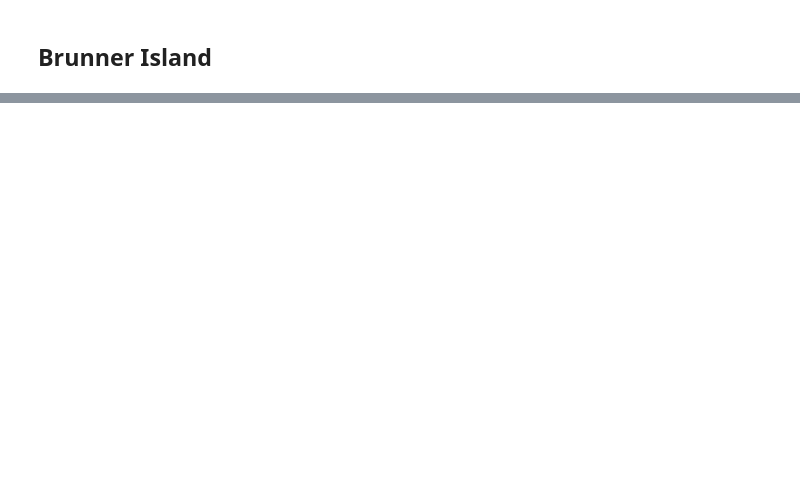
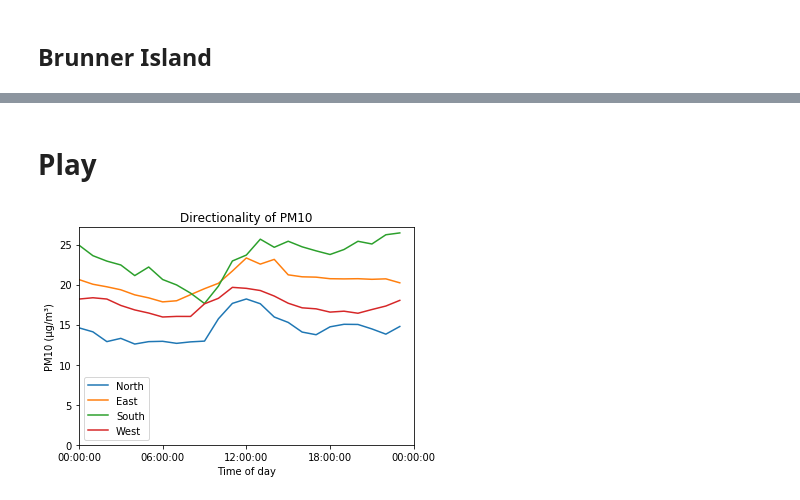
Before and after one commit to DuncanDHall/EAS-air-quality, a Jupyter notebook: exploration_v3.ipynb, the cells around one changed output, grey strips where cells are left out. Cells and saved outputs as stored; diff of their text form; code cells hidden in the pictures; blank space fills up the shorter version.

```diff
--- a/exploration_v3.ipynb
+++ b/exploration_v3.ipynb
@@ -362,9 +362,12 @@ for row in df.iterrows():
     speeds.append(met.sknt)
 #     print(meterology.iloc[index])
 
-df['winddir'] = dirs
-df['sknt'] = speeds
+df = df.assign(winddir=pd.Series(dirs, index=df.index),
+              sknt=pd.Series(speeds, index=df.index))
 # print(dirs, speeds)
+# %%
+df = df.assign(winddir=pd.Series(dirs, index=df.index),
+              sknt=pd.Series(speeds, index=df.index))
 # %%
 data = df[(df.parameter==PM10) & (df.year<=2008)]
 wd = data.winddir
@@ -457,0 +461,38 @@ ax.plot([20000],[0],'r.')
+# %% [markdown]
+# Play
+# %%
+df['doy']=df.index.dayofyear
+df['woy']=(df.doy/7).astype(int)
+df['tod']=df.index.time
+df['year']=df.index.year
+df['month']=df.index.month
+
+fig = plt.figure() # Create matplotlib figure
+
+ax = fig.add_subplot(111) # Create matplotlib axes
+
+annual_mean = df[(df.parameter==PM10) & ((df.winddir<45) | (df.winddir>=315))].groupby('tod').value.mean()
+annual_mean.plot(ax=ax)
+
+annual_mean = df[(df.parameter==PM10) & (df.winddir<135) & (df.winddir>=45)].groupby('tod').value.mean()
+annual_mean.plot(ax=ax)
+
+annual_mean = df[(df.parameter==PM10) & (df.winddir<225) & (df.winddir>=135)].groupby('tod').value.mean()
+annual_mean.plot(ax=ax)
+
+annual_mean = df[(df.parameter==PM10) & (df.winddir<315) & (df.winddir>=225)].groupby('tod').value.mean()
+annual_mean.plot(ax=ax)
+
+ax.legend(['North','East','South','West'])
+ax.set_ylabel('PM10 (μg/m³)')
+
+ax.set_xlabel('Time of day')
+ax.set_xticks(np.array(range(0,25,6))*3600)
+ax.set_xlim((0,24*3600))
+ax.set_ylim(ymin=0)
+
+ax.set_title('Directionality of PM10')
+
+plt.savefig('directionality_daily.png',dpi=1000)
+# %% [output]
+[figure, added]
```
Also changed, not shown: parts of 2 cells of this notebook, 2 other files.
